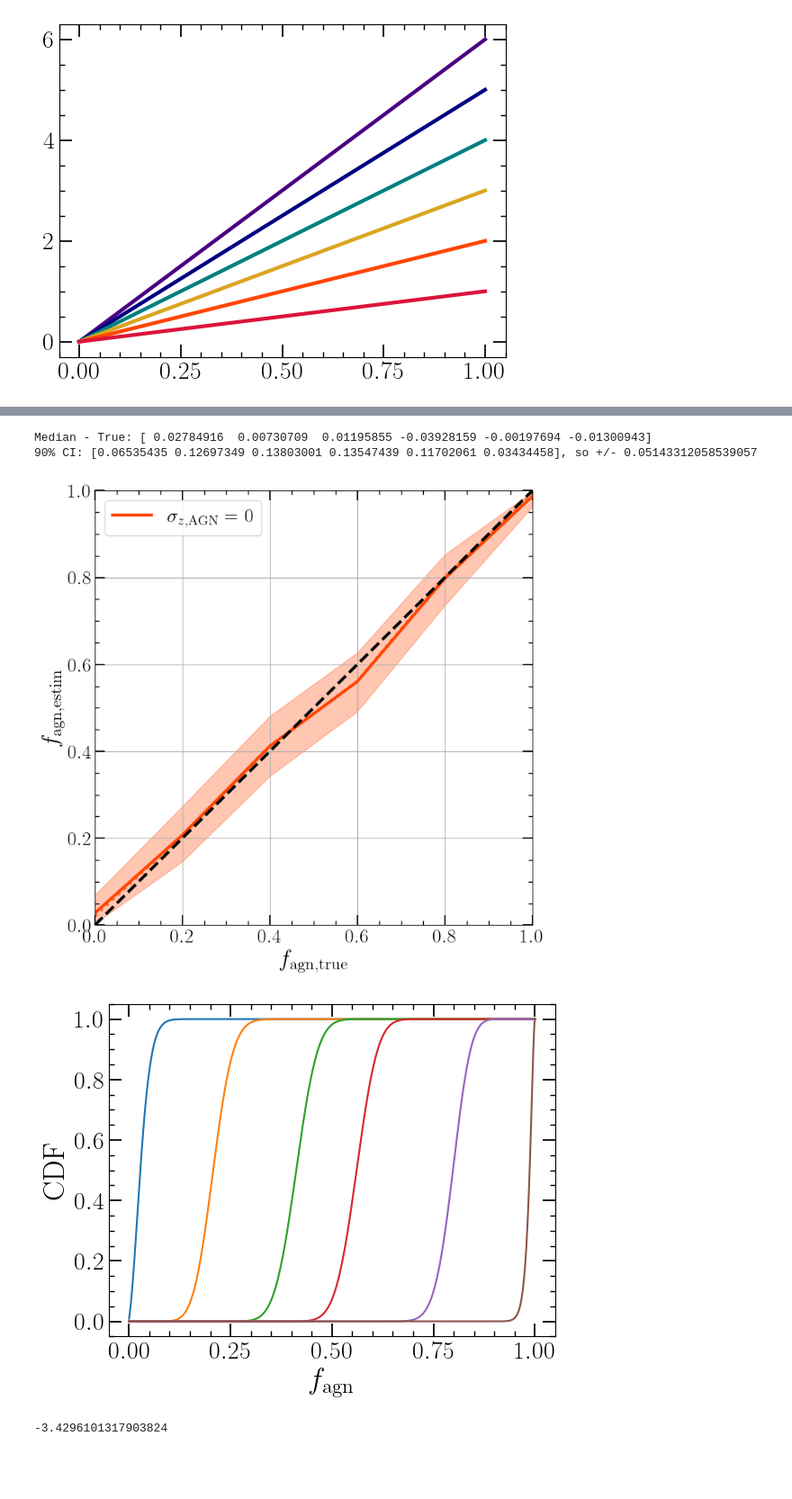
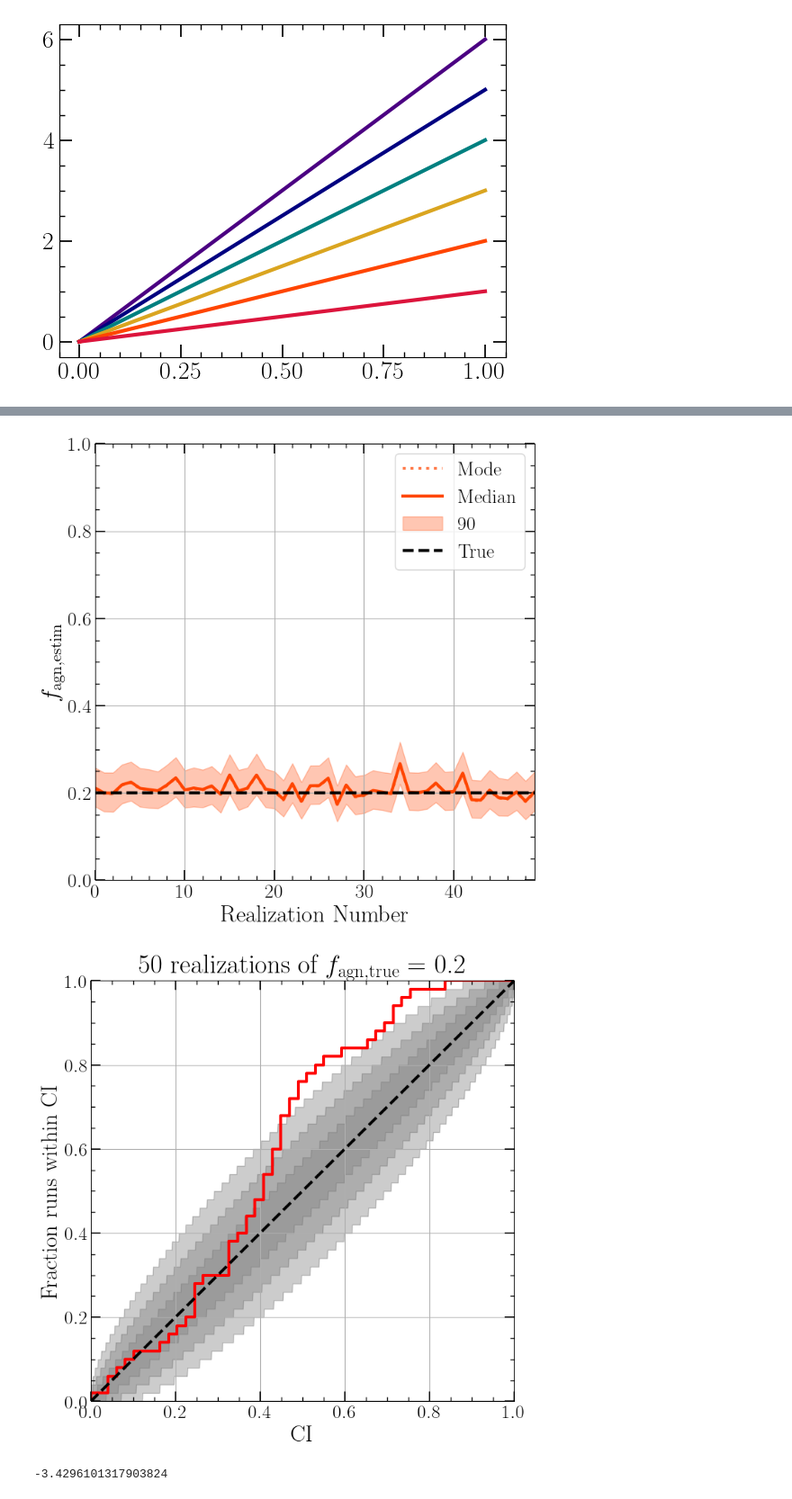
Before and after one commit to LucasPouw/darksirenpop, a Jupyter notebook: thesis_analyze_posteriors.ipynb, the cells around one changed output, grey strips where cells are left out. Shown: that part at 90% size. Saved outputs shown, nothing was run; the diff lists cells and outputs as text; code cells hidden in the pictures; blank space fills up the shorter version.

Commit message:
split files and add pp-plot and threading

```diff
--- a/analyze_posteriors.ipynb
+++ b/thesis_analyze_posteriors.ipynb
@@ -360,55 +415,73 @@ print(TRUE_FAGNS - realized_fagns)
 # %%
+combined_posteriors_AGNZERROR_000, posteriors_shape = combine_posteriors('./p26_likelihood_posteriors.npy')
+posteriors = [combined_posteriors_AGNZERROR_000]
+LABELS = [0]
+
+FAGN_TRUE = 0.2
+
 fig1, ax1 = plt.subplots(figsize=(8,8))
 for idx, posterior in enumerate(posteriors):
+    nx = posterior.shape[1]
+    xx = np.arange(nx)  #np.linspace(0, 1, posterior.shape[1])
 
     cdfs = get_cdfs(posterior)
 
-    q005 = np.zeros_like(TRUE_FAGNS)
-    q050 = np.zeros_like(TRUE_FAGNS)
-    q095 = np.zeros_like(TRUE_FAGNS)
-    fig2, ax2 = plt.subplots()
-    ax2.plot(LOG_LLH_X_AX, cdfs)
-    ax2.set_ylabel('CDF')
-    ax2.set_xlabel(r'$f_{\rm agn}$')
+    cdf_at_true_val = np.zeros(nx)
+    q005 = np.zeros(nx)
+    q050 = np.zeros(nx)
+    q095 = np.zeros(nx)
     for i, cdf in enumerate(cdfs.T):
         inverse_cdf = interp1d(cdf, LOG_LLH_X_AX, bounds_error=False, fill_value='extrapolate')
         q005[i] = inverse_cdf(0.05)
         q050[i] = inverse_cdf(0.50)
         q095[i] = inverse_cdf(0.95)
-    fig2.show()
 
-    print(f'Median - True: {q050 - TRUE_FAGNS}')
-    print(f'90% CI: {q095 - q005}, so +/- {np.mean(q095 - q005)/2}')
+        cdf_at_true_val[i] = interp1d(LOG_LLH_X_AX, cdf)(FAGN_TRUE)
 
     mode_fagns = LOG_LLH_X_AX[np.argmax(posterior, axis=0)]
 
-    ax1.plot(TRUE_FAGNS, mode_fagns, color=COLORS[idx], alpha=0.7, linewidth=3, linestyle='dotted')
-    # ax1.plot(TRUE_FAGNS, q050, color=COLORS[idx], linewidth=3)
-    # ax1.plot(TRUE_FAGNS, q050, color=COLORS[idx], linewidth=3, label=r'$\sigma_{m} =$ ' + str(LABELS[idx]) + r'$M_{\odot}$')
-    ax1.plot(TRUE_FAGNS, q050, color=COLORS[idx], linewidth=3, label=r'$\sigma_{z, \rm AGN} =$ ' + str(LABELS[idx]))
-    # ax1.plot(TRUE_FAGNS, q050, color=COLORS[idx], linewidth=3, label=r'$\sigma_{z, \rm AGN} =$ ' + str(LABELS_REDSHIFT[idx]) + r' $\sigma_{m} =$ ' + str(LABELS_MASS[idx]) + r'$M_{\odot}$')
-    ax1.fill_between(TRUE_FAGNS, q005, q095, color=COLORS[idx], alpha=0.3)  # , label=r'$90\%$ CI'
-
-ax1.plot(np.linspace(0,1,100), np.linspace(0,1,100), linestyle='dashed', color='black', zorder=6, linewidth=3)
-ax1.set_xlabel(r'$f_{\rm agn, true}$')
+    ax1.plot(xx, mode_fagns, color=COLORS[idx], alpha=0.7, linewidth=3, linestyle='dotted', label='Mode')
+    ax1.plot(xx, q050, color=COLORS[idx], linewidth=3, label='Median')
+    ax1.fill_between(xx, q005, q095, color=COLORS[idx], alpha=0.3, label='90% CI')
+ax1.hlines(FAGN_TRUE, 0, nx - 1, linestyle='dashed', color='black', zorder=6, linewidth=3, label='True')
+ax1.legend()
+ax1.set_xlabel(r'Realization Number')
 ax1.set_ylabel(r'$f_{\rm agn, estim}$')
 ax1.grid()
-ax1.set_xlim(0, 1)
+ax1.set_xlim(0, nx - 1)
 ax1.set_ylim(0, 1)
-ax1.legend()
-# fig1.savefig('consistent_llh.pdf', bbox_inches='tight')
 fig1.show()
 
-# Median - True: [ 0.00349902 -0.00418028  0.00413162  0.00339287  0.03690371 -0.01841012]
-# 90% CI: [0.01832928 0.10169092 0.12074195 0.12193738 0.20077973 0.07544019], so +/- 0.053243287223137696
+plt.figure(figsize=(8,8))
 
-# Median - True: [ 0.00607856  0.0017521  -0.00157277  0.00054432  0.03916984 -0.02023076]
-# 90% CI: [0.02687839 0.11682167 0.13429711 0.13282613 0.20065471 0.0828611 ], so +/- 0.05786159217543083
+Nrep = len(cdf_at_true_val)
+comparisons = np.linspace(0, 1, Nrep)
+pp_plot = np.zeros(Nrep)
+for i in range(len(pp_plot)):
+    pp_plot[i] = np.sum(cdf_at_true_val <= comparisons[i])
+pp_plot /= len(cdf_at_true_val)
+
+CI = np.linspace(0, 0.9999,1000)
+for ci, alpha in zip([0.68, 0.95, 0.997], [0.1,0.15,0.2]):
+    edge_of_bound = (1. - ci) / 2.
+    lower = binom.ppf(1 - edge_of_bound, Nrep, CI) / Nrep
+    upper = binom.ppf(edge_of_bound, Nrep, CI) / Nrep
+    lower[0] = 0
+    upper[0] = 0
+    plt.fill_between(CI, lower, upper, alpha=alpha, color='k')
+
+plt.plot(np.linspace(0,1,100), np.linspace(0,1,100), linestyle='dashed', color='black', zorder=6, linewidth=3)
+plt.step(comparisons, pp_plot, linewidth=3, color='red')
+plt.xlim(0, 1)
+plt.ylim(0, 1)
+plt.grid()
+plt.title(str(Nrep) + ' realizations of ' + r'$f_{\rm agn, true} =$ ' + str(FAGN_TRUE))
+plt.xlabel('CI')
+plt.ylabel('Fraction runs within CI')
+plt.show()
 # %% [output]
-Median - True: [ 0.02784916  0.00730709  0.01195855 -0.03928159 -0.00197694 -0.01300943]
-90% CI: [0.06535435 0.12697349 0.13803001 0.13547439 0.11702061 0.03434458], so +/- 0.05143312058539057
-[figure, old version]
+[figure, new version]
-[figure, old version]
+[figure, new version]
 # %%
 # relative_estimates = estimated_fagns - TRUE_FAGNS
 # # old_relative_estimates = old_estimates - TRUE_FAGNS
```
Also changed, not shown: parts of 2 cells of this notebook, 20 other files.
